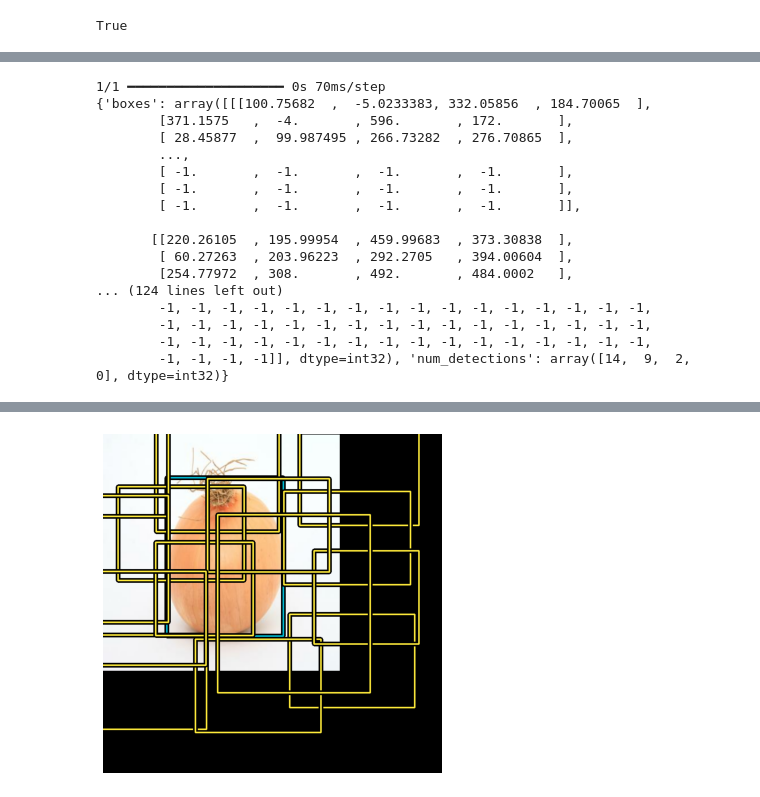
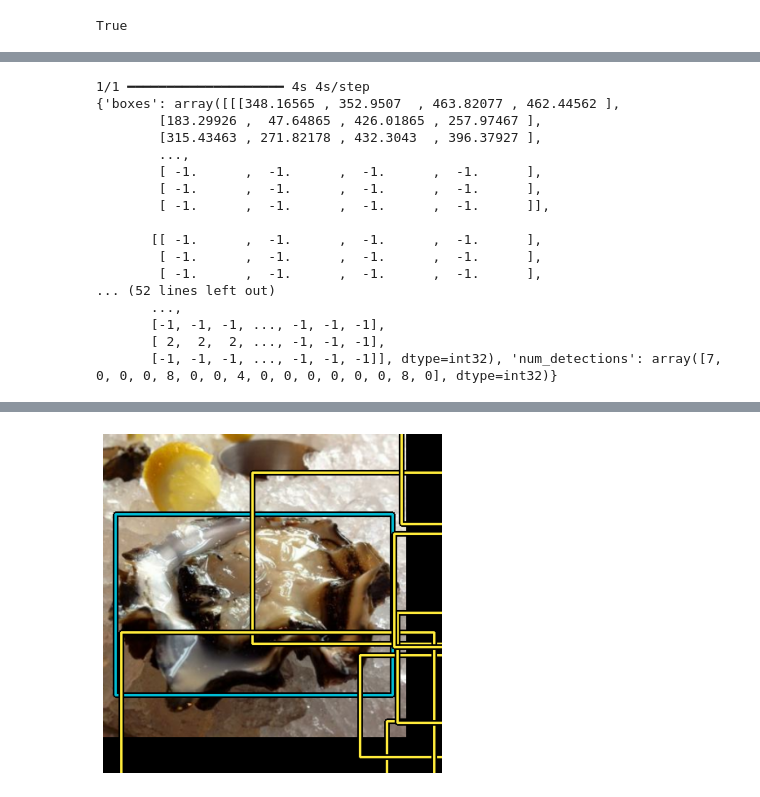
Before and after one commit to Mageiras-C241-PS325/Machine-Learning, a Jupyter notebook: train_model.ipynb, the cells around one changed output, grey strips where cells are left out. Cells and saved outputs as stored; diff of their text form; code cells hidden in the pictures.

Commit message:
Enhanced model after 100+ epoch of training

```diff
--- a/train_model.ipynb
+++ b/train_model.ipynb
@@ -133,7 +158,8 @@ augmenter = tf.keras.Sequential(
             x_factor=0.2, y_factor=0.2, bounding_box_format="xyxy"
         ),
         keras_cv.layers.JitteredResize(
-            target_size=(640, 640), scale_factor=(0.75, 1.3), bounding_box_format="xyxy"
+            # target_size=(416, 416), scale_factor=(0.75, 1.3), bounding_box_format="xyxy"
+            target_size=(416, 416), scale_factor=(1, 1), bounding_box_format="xyxy"
         ),
     ]
 )
@@ -141,14 +167,15 @@ augmenter = tf.keras.Sequential(
 validation_augmenter = tf.keras.Sequential(
     layers=[
         keras_cv.layers.JitteredResize(
-            target_size=(640, 640), scale_factor=(0.75, 1.3), bounding_box_format="xyxy"
+            # target_size=(416, 416), scale_factor=(0.75, 1.3), bounding_box_format="xyxy"
+            target_size=(416, 416), scale_factor=(1, 1), bounding_box_format="xyxy"
         )
     ]
 )
 # %%
 from keras_cv import bounding_box
 
-BATCH_SIZE = 4
+BATCH_SIZE = 16
 
 train_data_initial = dataset_train.map(_parse_function).map(preprocess_dataset).shuffle(buffer_size=BATCH_SIZE * 4).ragged_batch(BATCH_SIZE, drop_remainder=True)
 train_data_resized = train_data_initial.map(augmenter, num_parallel_calls=tf.data.AUTOTUNE)
@@ -330,6 +357,8 @@ optimizer = tf.keras.optimizers.Adam(
     learning_rate=0.001,
     global_clipnorm = 10.0
 )
+
+os.environ['TF_CPP_MIN_LOG_LEVEL'] = '3'  # or any {'0', '1', '2'}
 
 model.compile(
     optimizer=optimizer,
@@ -345,7 +374,7 @@ early_stopping = tf.keras.callbacks.EarlyStopping(
 )
 
 model.fit(train_data,
-          epochs=10,
+          epochs=350,
           validation_data=validation_data,
           callbacks=[EvaluateCOCOMetricsCallback(validation_data, "model.keras")])
 # %% [output]
@@ -435,4 +456,10 @@ model.evaluate(test_data)
 # %%
+model.prediction_decoder = keras_cv.layers.NonMaxSuppression(
+    from_logits=False,
+    confidence_threshold=0.99,
+    iou_threshold=0.2,
+    bounding_box_format="xyxy",
+)
 for result in test_data.take(1):
     y_pred = model.predict(result[0])
     print(y_pred)
@@ -447,20 +474,20 @@ for result in test_data.take(1):
         y_true=result[1]
     )
 # %% [output]
-1/1 ━━━━━━━━━━━━━━━━━━━━ 0s 70ms/step
-{'boxes': array([[[100.75682  ,  -5.0233383, 332.05856  , 184.70065  ],
-        [371.1575   ,  -4.       , 596.       , 172.       ],
-        [ 28.45877  ,  99.987495 , 266.73282  , 276.70865  ],
+1/1 ━━━━━━━━━━━━━━━━━━━━ 4s 4s/step
+{'boxes': array([[[348.16565 , 352.9507  , 463.82077 , 462.44562 ],
+        [183.29926 ,  47.64865 , 426.01865 , 257.97467 ],
+        [315.43463 , 271.82178 , 432.3043  , 396.37927 ],
         ...,
-        [ -1.       ,  -1.       ,  -1.       ,  -1.       ],
-        [ -1.       ,  -1.       ,  -1.       ,  -1.       ],
-        [ -1.       ,  -1.       ,  -1.       ,  -1.       ]],
+        [ -1.      ,  -1.      ,  -1.      ,  -1.      ],
+        [ -1.      ,  -1.      ,  -1.      ,  -1.      ],
+        [ -1.      ,  -1.      ,  -1.      ,  -1.      ]],
 
-       [[220.26105  , 195.99954  , 459.99683  , 373.30838  ],
-        [ 60.27263  , 203.96223  , 292.2705   , 394.00604  ],
-        [254.77972  , 308.       , 492.       , 484.0002   ],
-... (124 lines left out)
-        -1, -1, -1, -1, -1, -1, -1, -1, -1, -1, -1, -1, -1, -1, -1, -1,
-        -1, -1, -1, -1, -1, -1, -1, -1, -1, -1, -1, -1, -1, -1, -1, -1,
-        -1, -1, -1, -1, -1, -1, -1, -1, -1, -1, -1, -1, -1, -1, -1, -1,
-        -1, -1, -1, -1]], dtype=int32), 'num_detections': array([14,  9,  2,  0], dtype=int32)}
+       [[ -1.      ,  -1.      ,  -1.      ,  -1.      ],
+        [ -1.      ,  -1.      ,  -1.      ,  -1.      ],
+        [ -1.      ,  -1.      ,  -1.      ,  -1.      ],
+... (52 lines left out)
+       ...,
+       [-1, -1, -1, ..., -1, -1, -1],
+       [ 2,  2,  2, ..., -1, -1, -1],
+       [-1, -1, -1, ..., -1, -1, -1]], dtype=int32), 'num_detections': array([7, 0, 0, 0, 8, 0, 0, 4, 0, 0, 0, 0, 0, 0, 8, 0], dtype=int32)}
@@ -468,4 +495,4 @@ for result in test_data.take(1):
-[figure, old version]
+[figure, new version]
 # %%
 model.export("/mnt/c/Tugas Raihan/Kuliah/Matkul/Semester 6/Bangkit/Machine-Learning-Capstone/model")
 # %% [output]
```
Also changed, not shown: parts of 10 cells of this notebook, 3 other files.
